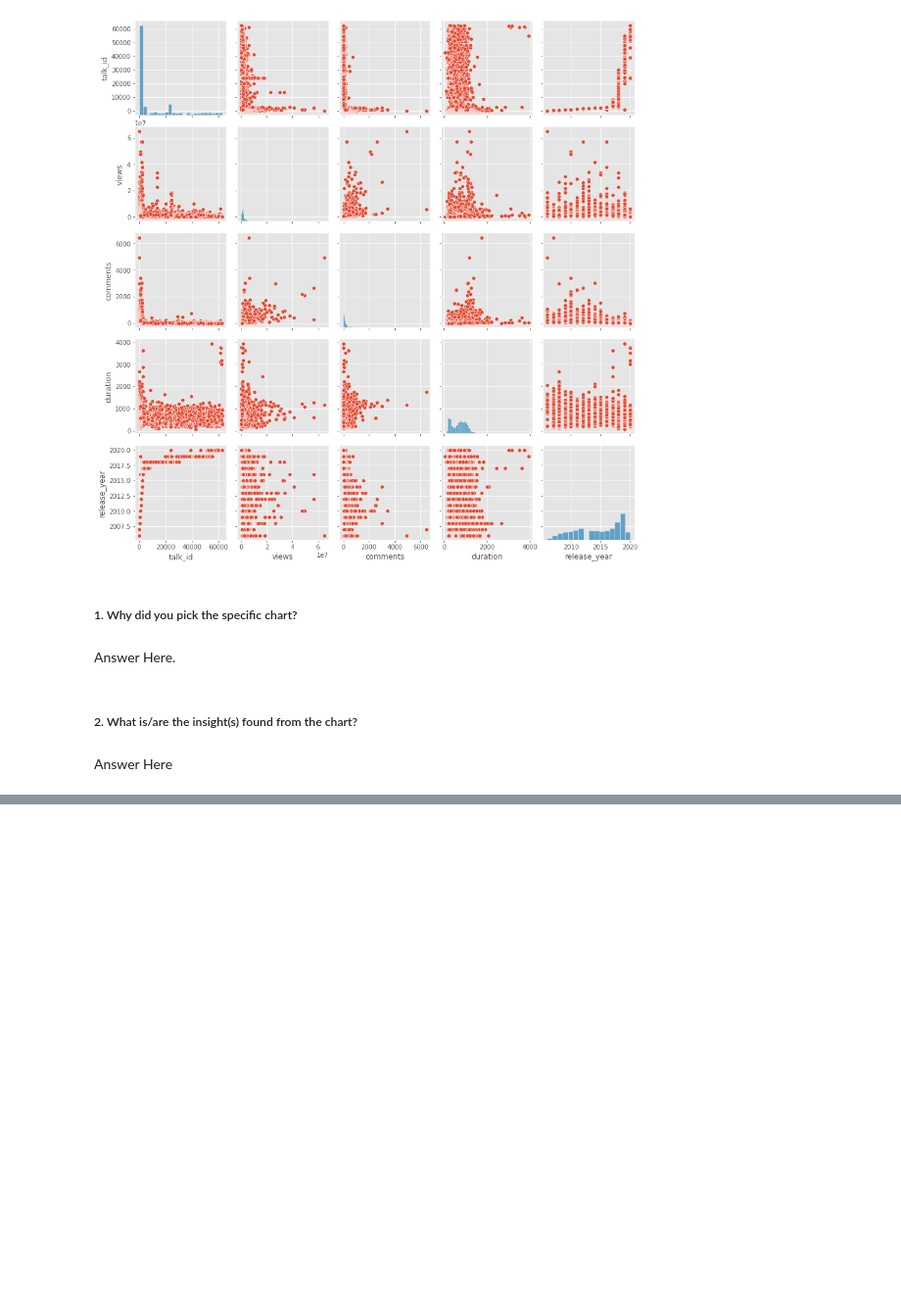
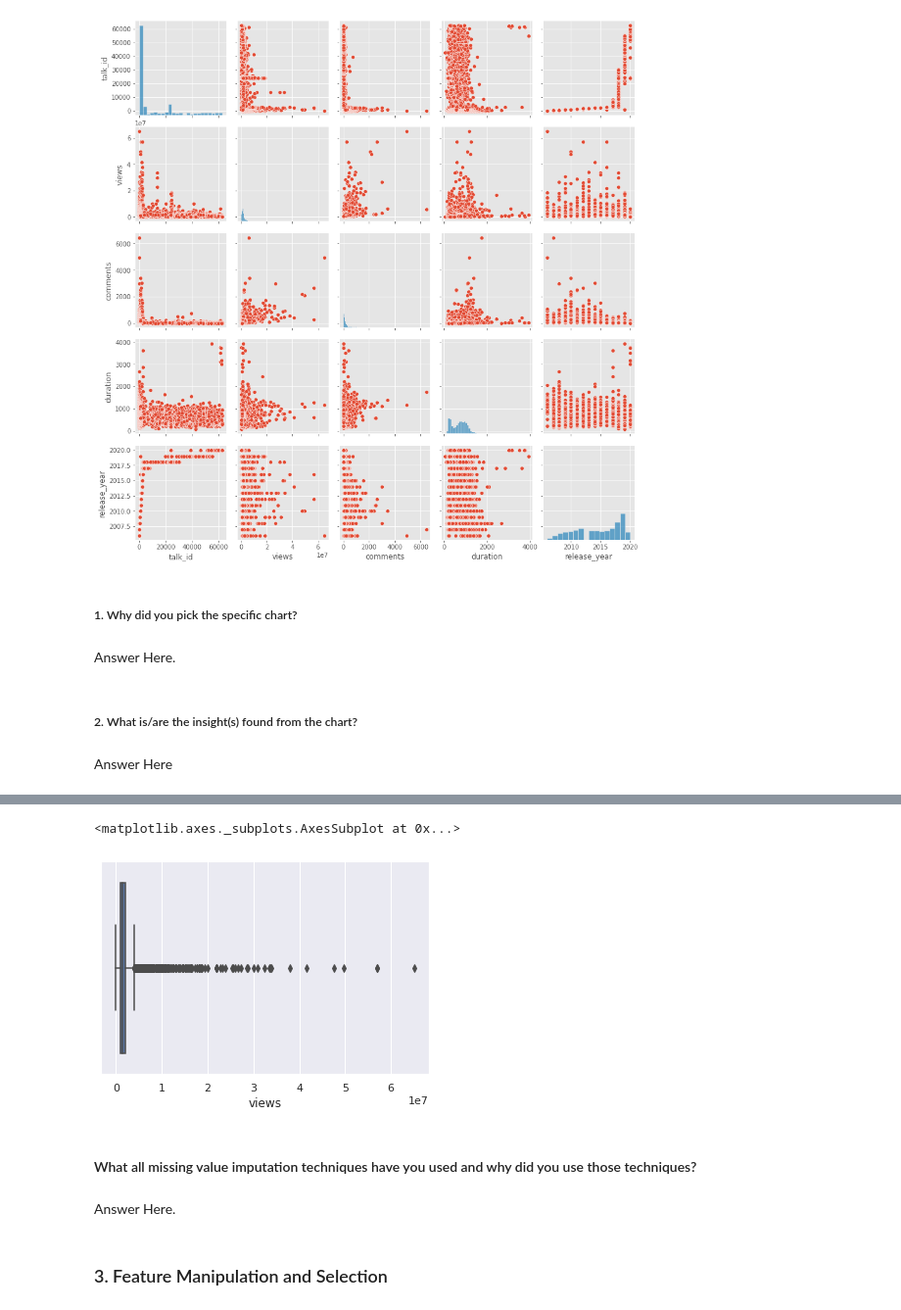
Before and after one commit to aaravpanchal/Ted-Talk-Views-Prediction-, a Jupyter notebook: Ted_Talk_Views_Prediction.ipynb, the cells around one changed output, grey strips where cells are left out. Shown at 98% size. Saved outputs shown, nothing was run; the diff lists cells and outputs as text; code cells hidden in the pictures; blank space fills up the shorter version.

```diff
--- a/Ted_Talk_Views_Prediction.ipynb
+++ b/Ted_Talk_Views_Prediction.ipynb
@@ -792,0 +781,5 @@ sns.distplot(dataset['duration'])
+# %%
+sns.boxplot(dataset["views"])
+# %% [output]
+<matplotlib.axes._subplots.AxesSubplot at 0x...>
+[figure, added]
@@ -793,3 +789,9 @@ sns.distplot(dataset['duration'])
+# %% [markdown]
+#### What all missing value imputation techniques have you used and why did you use those techniques?
+# %% [markdown]
+Answer Here.
+# %% [markdown]
+### 3. Feature Manipulation and Selection
 # %%
 # Target encoding on speaker_1 column.
 pop_speaker=dataset.groupby('speaker_1').agg({'views' : 'mean'}).sort_values(['views'],ascending=False)
```
Also changed, not shown: parts of 101 cells of this notebook.
